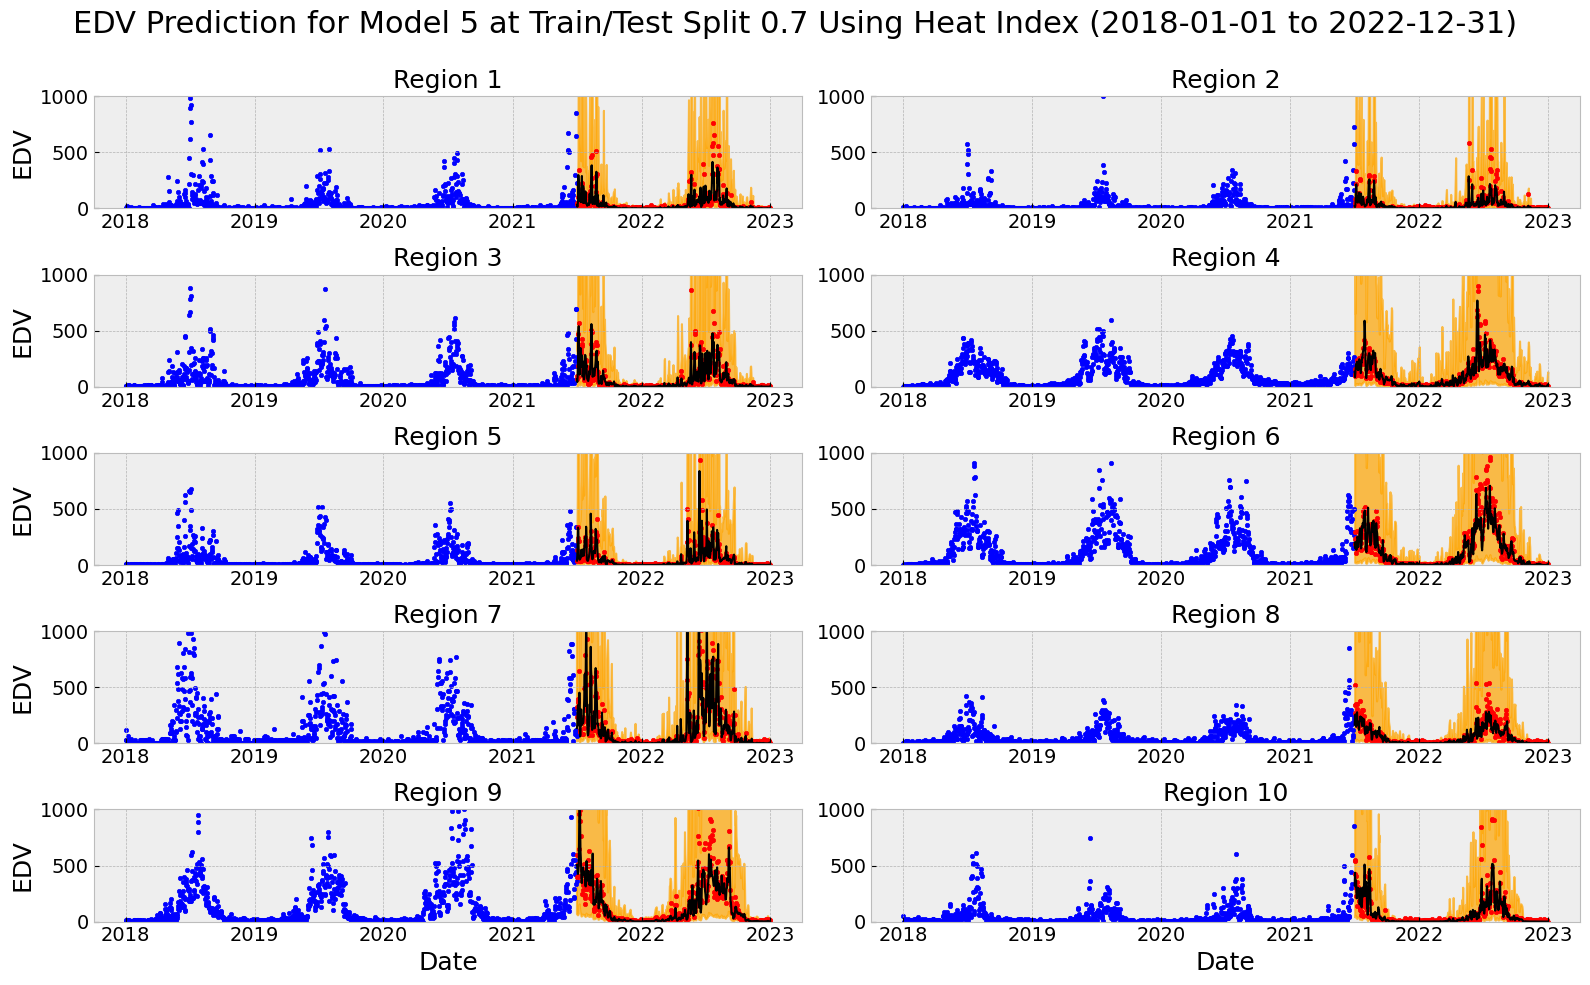
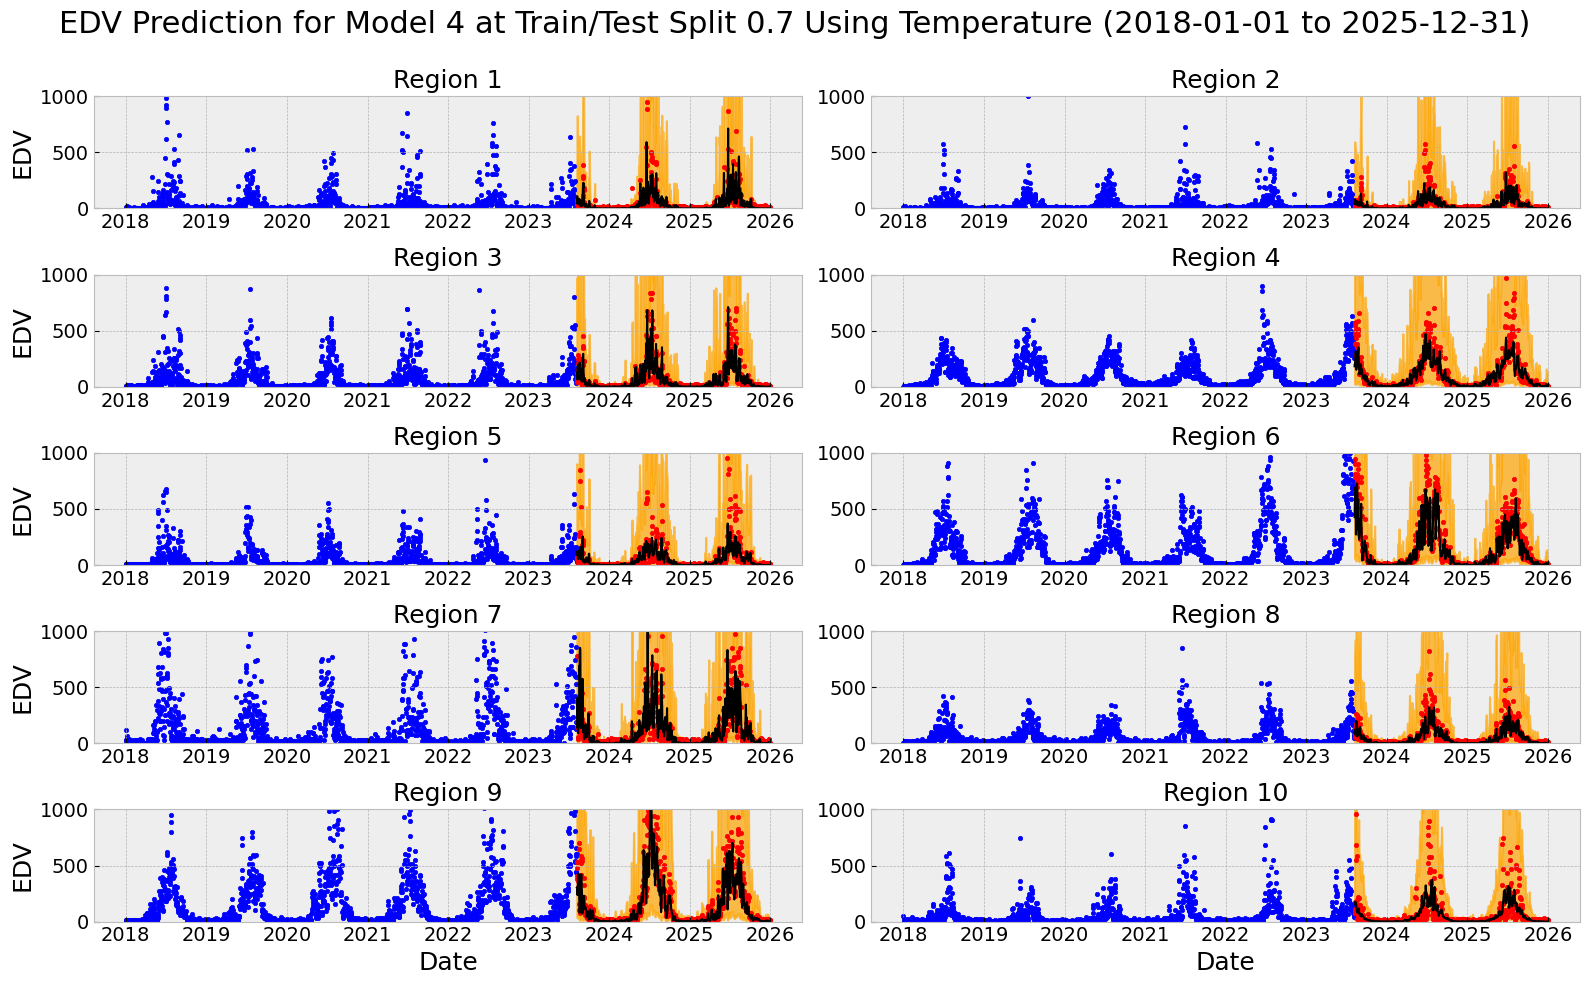
The change to this notebook cell's code, shown as a diff; its figure went from the first image to the second:
--- before
+++ after
@@ -37,3 +37,3 @@
 
 plt.tight_layout(rect=[0, 0, 1, 0.98]) 
-fig.savefig(PLOT_OUTPUT_FILE, dpi = 300)
+fig.savefig(PLOT_OUTPUT_FILE, dpi = 500)

Commit: improved prediction plots